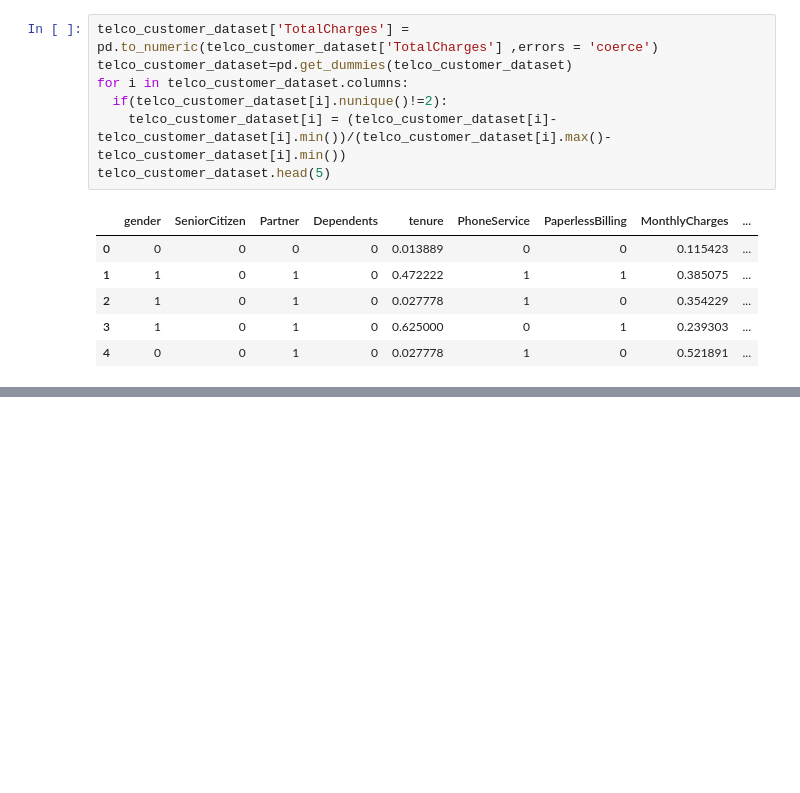
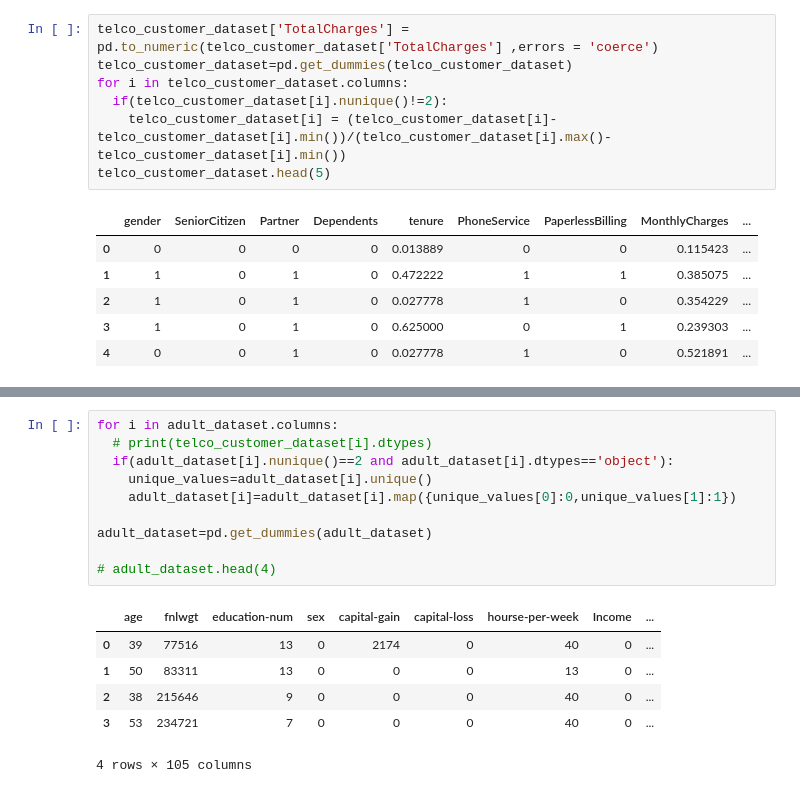
Before and after one commit to pauljainta/Machine-Learning-Project-Adaboost-, a Jupyter notebook: 1605022.ipynb, the cells around one changed output, grey strips where cells are left out. Cells and saved outputs as stored; diff of their text form; blank space fills up the shorter version.

```diff
--- a/1605022.ipynb
+++ b/1605022.ipynb
@@ -80,0 +94,17 @@ X
+# %%
+for i in adult_dataset.columns:
+  # print(telco_customer_dataset[i].dtypes)
+  if(adult_dataset[i].nunique()==2 and adult_dataset[i].dtypes=='object'):
+    unique_values=adult_dataset[i].unique()
+    adult_dataset[i]=adult_dataset[i].map({unique_values[0]:0,unique_values[1]:1})
+
+adult_dataset=pd.get_dummies(adult_dataset)
+
+# adult_dataset.head(4)
+# %% [output]
+|  | age | fnlwgt | education-num | sex | capital-gain | capital-loss | hourse-per-week | Income | ... |
+| 0 | 39 | 77516 | 13 | 0 | 2174 | 0 | 40 | 0 | ... |
+| 1 | 50 | 83311 | 13 | 0 | 0 | 0 | 13 | 0 | ... |
+| 2 | 38 | 215646 | 9 | 0 | 0 | 0 | 40 | 0 | ... |
+| 3 | 53 | 234721 | 7 | 0 | 0 | 0 | 40 | 0 | ... |
+4 rows × 105 columns
```
Also changed, not shown: parts of 4 cells of this notebook.
